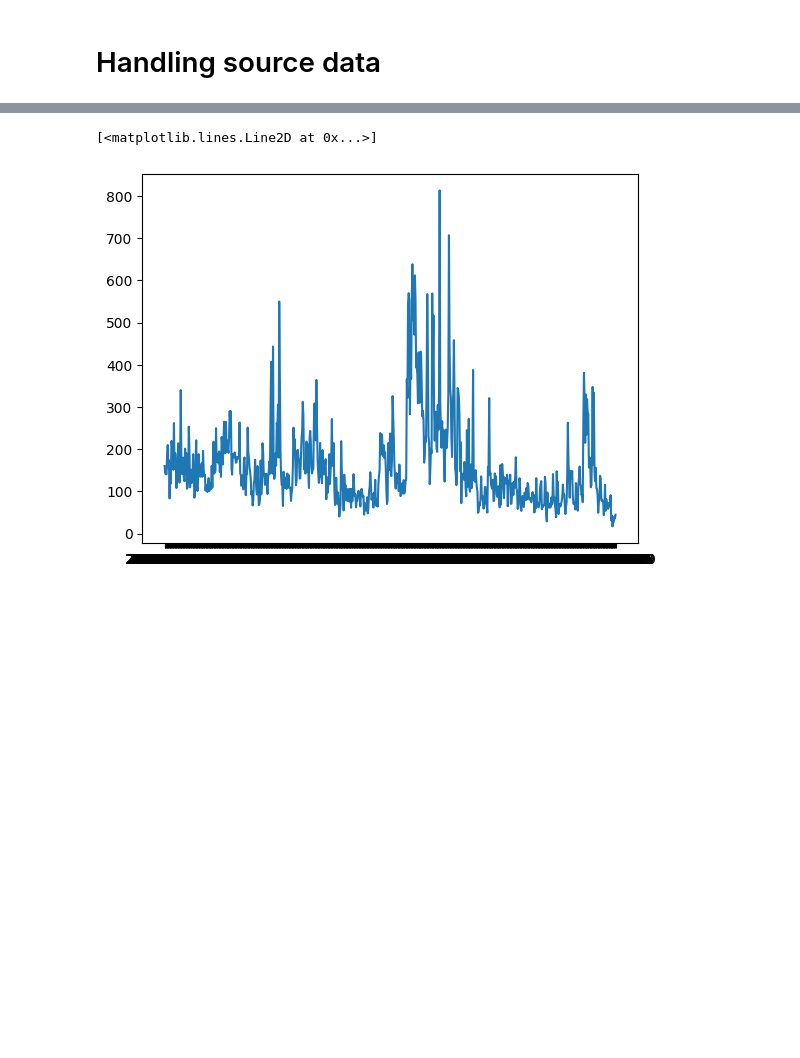
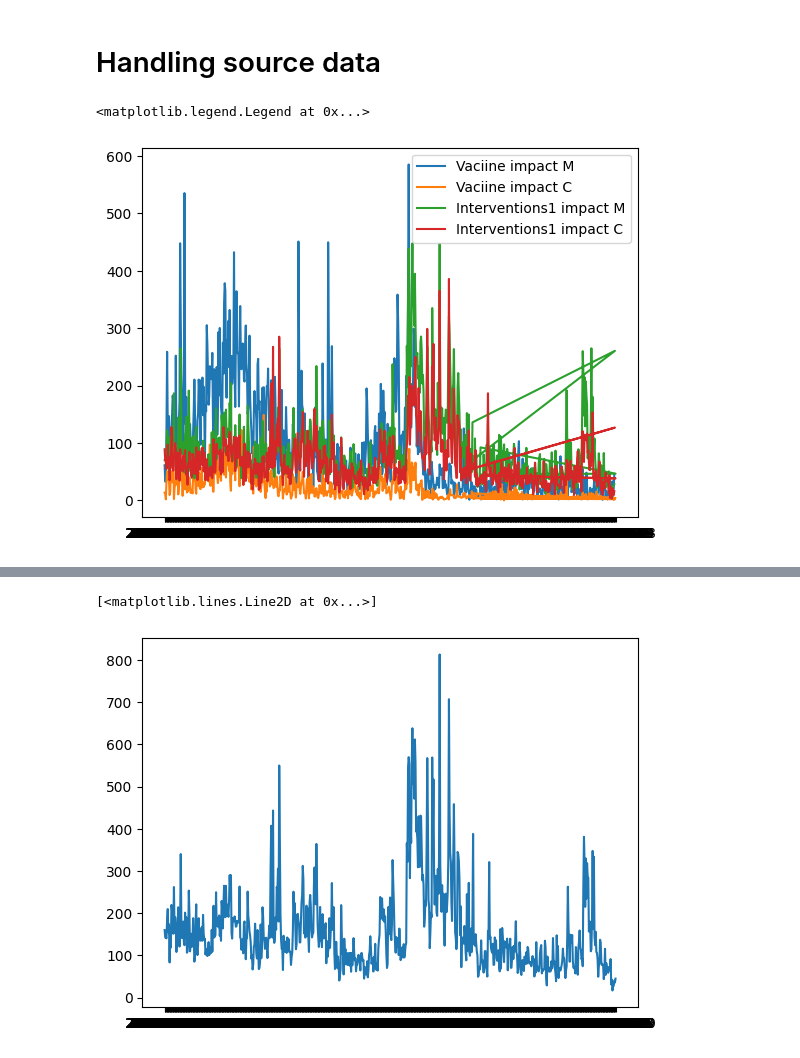
Before and after one commit to Song921012/CognitiveModel.jl, a Jupyter notebook: dataprocess.ipynb, the cells around one changed output, grey strips where cells are left out. Drawn from its saved outputs; the diff is of its cells as text; code cells hidden in the pictures; blank space fills up the shorter version.

```diff
--- a/dataprocess.ipynb
+++ b/dataprocess.ipynb
@@ -4,6 +4,44 @@
 import pandas as pd
 import numpy as np
 import matplotlib.pyplot as plt
-# %%
-def getseries(url,column):
-    return pd.read_csv(url).groupby(["Date"])[column].sum()
+# %%
+def getseries(mctype,url,column):
+    source=pd.read_csv(url)
+    mctypedata=source[source["Classify"]==mctype]
+    return mctypedata.groupby(["Date"])[column].sum()
+
+def getseriesnumber(mctype,url,column):
+    source=pd.read_csv(url)
+    mctypedata=source[source["Classify"]==mctype]
+    return mctypedata.groupby(["Date"])[column].count()
+# %%
+url_bert="data/Bert_classified_impact_score_30K_vaccine_21_22.csv"
+column1="Impact Value"
+column2="Overall Impact"
+bert_vaccine1_M = getseries("M",url_bert,column1)
+bert_vaccine2_M = getseries("M",url_bert,column2)
+bert_vaccine1_C = getseries("C",url_bert,column1)
+bert_vaccine2_C = getseries("C",url_bert,column2)
+numberbert_vaccine1_M = getseriesnumber("M",url_bert,column1)
+numberbert_vaccine2_M = getseriesnumber("M",url_bert,column2)
+numberbert_vaccine1_C = getseriesnumber("C",url_bert,column1)
+numberbert_vaccine2_C = getseriesnumber("C",url_bert,column2)
+
+url_bert_interventions="data/Bert_classified_impact_score_30K_interventions_21_22.csv"
+bert_interventions1_M = getseries("M",url_bert_interventions,column1)
+bert_interventions2_M = getseries("M",url_bert_interventions,column2)
+bert_interventions1_C = getseries("C",url_bert_interventions,column1)
+bert_interventions2_C = getseries("C",url_bert_interventions,column2)
+numberbert_interventions1_M = getseriesnumber("M",url_bert_interventions,column1)
+numberbert_interventions2_M = getseriesnumber("M",url_bert_interventions,column2)
+numberbert_interventions1_C = getseriesnumber("C",url_bert_interventions,column1)
+numberbert_interventions2_C = getseriesnumber("C",url_bert_interventions,column2)
+# %%
+plt.plot(bert_vaccine1_M, label="Vaciine impact M")
+plt.plot(bert_vaccine1_C, label="Vaciine impact C")
+plt.plot(bert_interventions1_M, label="Interventions1 impact M")
+plt.plot(bert_interventions1_C, label="Interventions1 impact C")
+plt.legend()
+# %% [output]
+<matplotlib.legend.Legend at 0x...>
+[figure, added]
```
Also changed, not shown: parts of 19 cells of this notebook, 1 other file.
